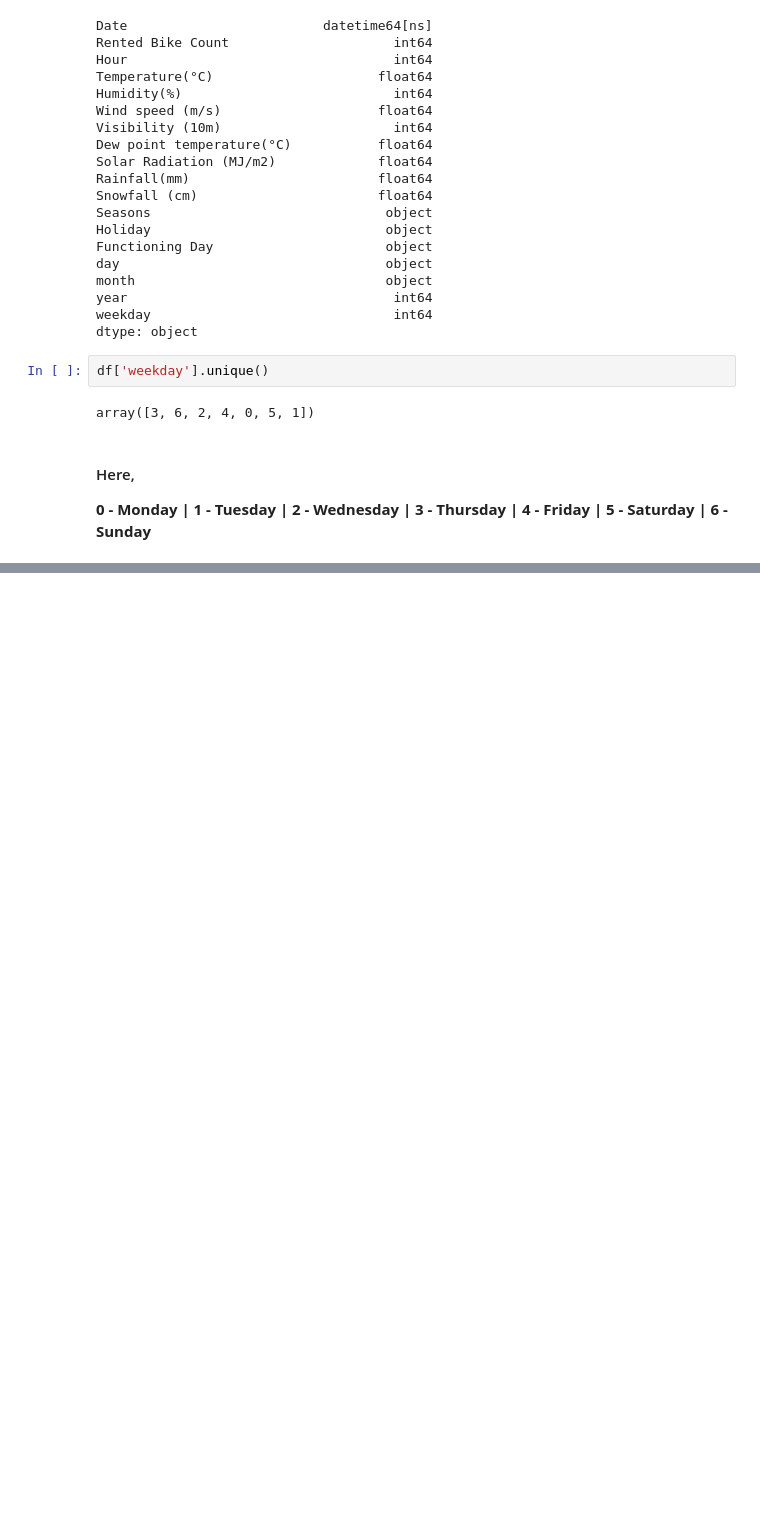
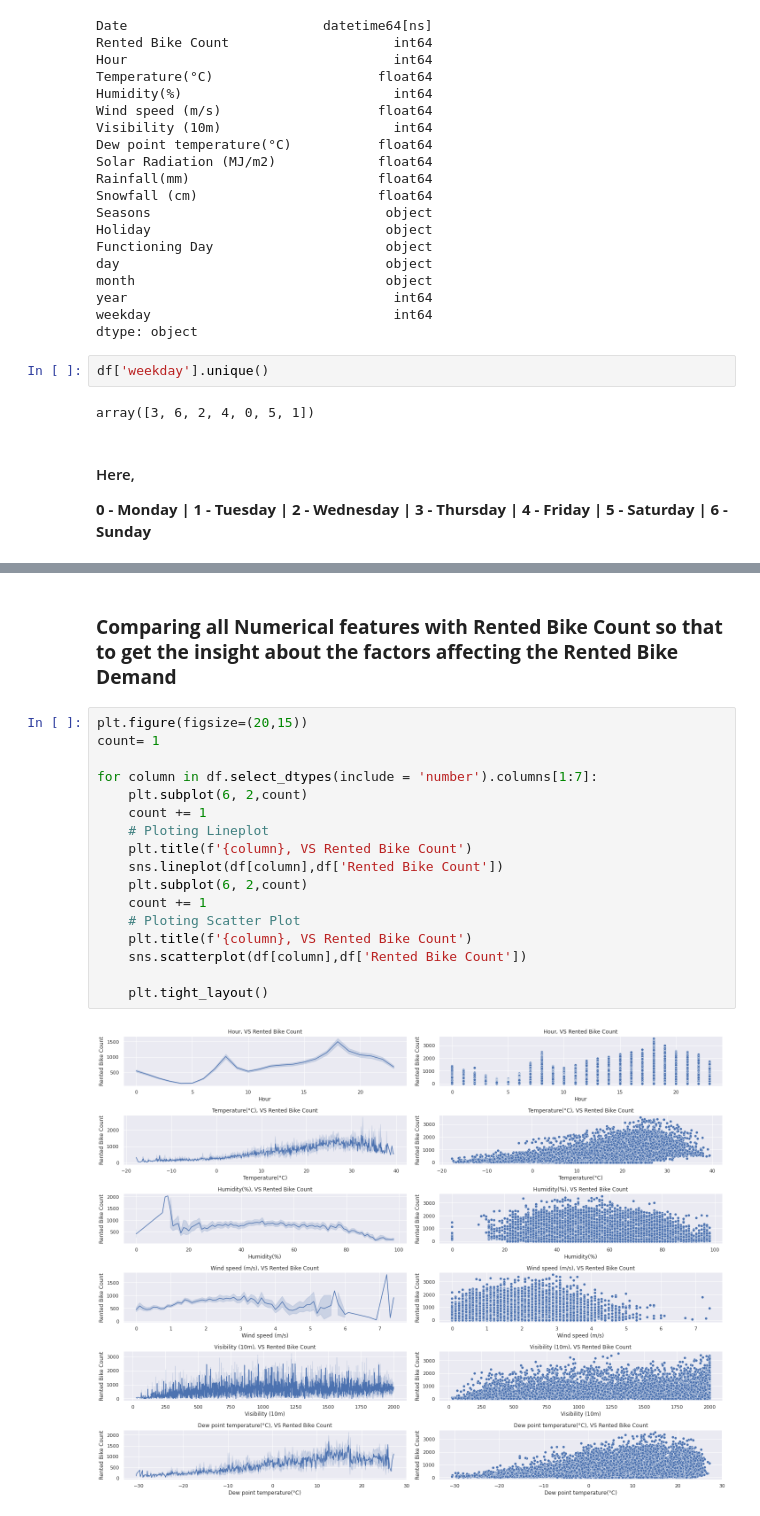
Before and after one commit to Vrishali04/Bike_sharing_demand_sharing_Regression_capstone_project, a Jupyter notebook: Bike_sharing_demand_prediction_regression_capstone_project_final.ipynb, the cells around one changed output, grey strips where cells are left out. Saved outputs shown, nothing was run; the diff lists cells and outputs as text; blank space fills up the shorter version.

```diff
--- a/Bike_sharing_demand_prediction_regression_capstone_project_final.ipynb
+++ b/Bike_sharing_demand_prediction_regression_capstone_project_final.ipynb
@@ -436,0 +538,21 @@ array([3, 6, 2, 4, 0, 5, 1])
+# %% [markdown]
+### **Comparing all Numerical features with Rented Bike Count so that to get the insight about the factors affecting the Rented Bike Demand**
+# %%
+plt.figure(figsize=(20,15))
+count= 1
+
+for column in df.select_dtypes(include = 'number').columns[1:7]:
+    plt.subplot(6, 2,count)
+    count += 1
+    # Ploting Lineplot
+    plt.title(f'{column}, VS Rented Bike Count')
+    sns.lineplot(df[column],df['Rented Bike Count'])
+    plt.subplot(6, 2,count)
+    count += 1
+    # Ploting Scatter Plot
+    plt.title(f'{column}, VS Rented Bike Count')
+    sns.scatterplot(df[column],df['Rented Bike Count'])
+
+    plt.tight_layout()
+# %% [output]
+[figure, added]
```
Also changed, not shown: parts of 22 cells of this notebook.
